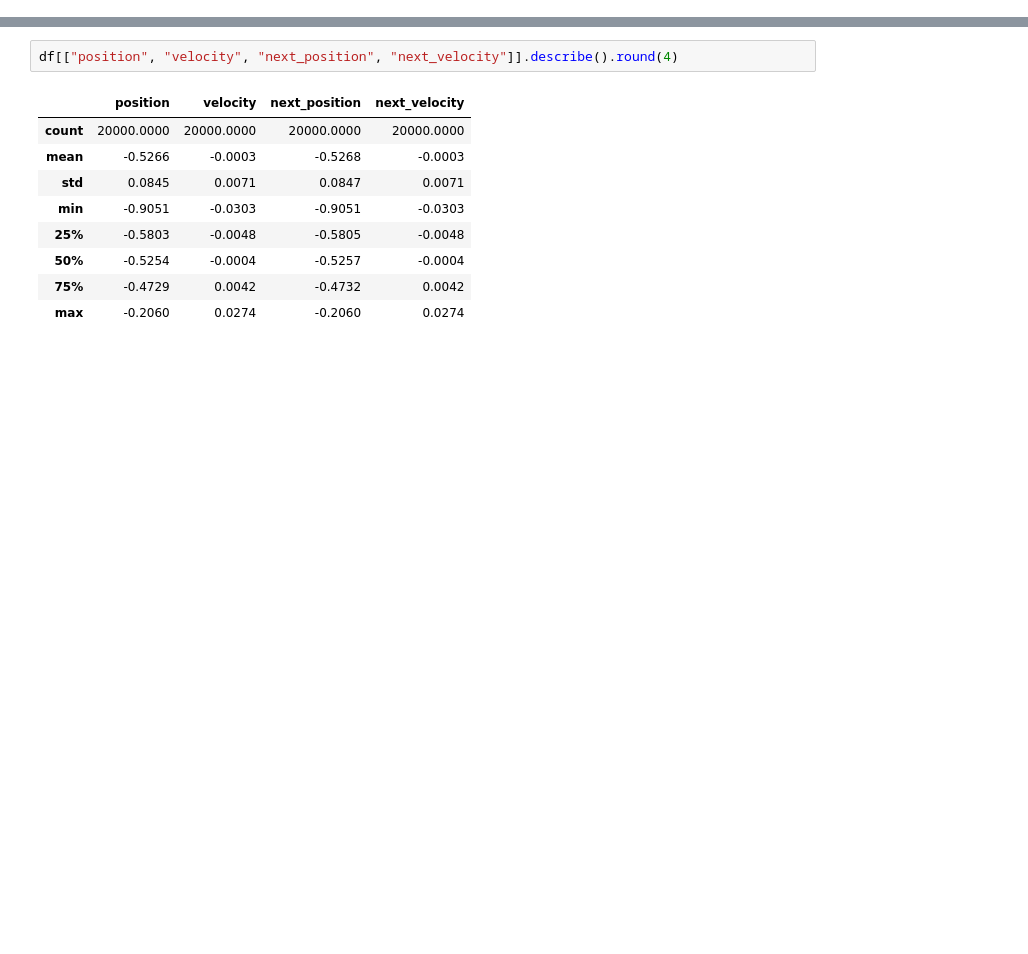
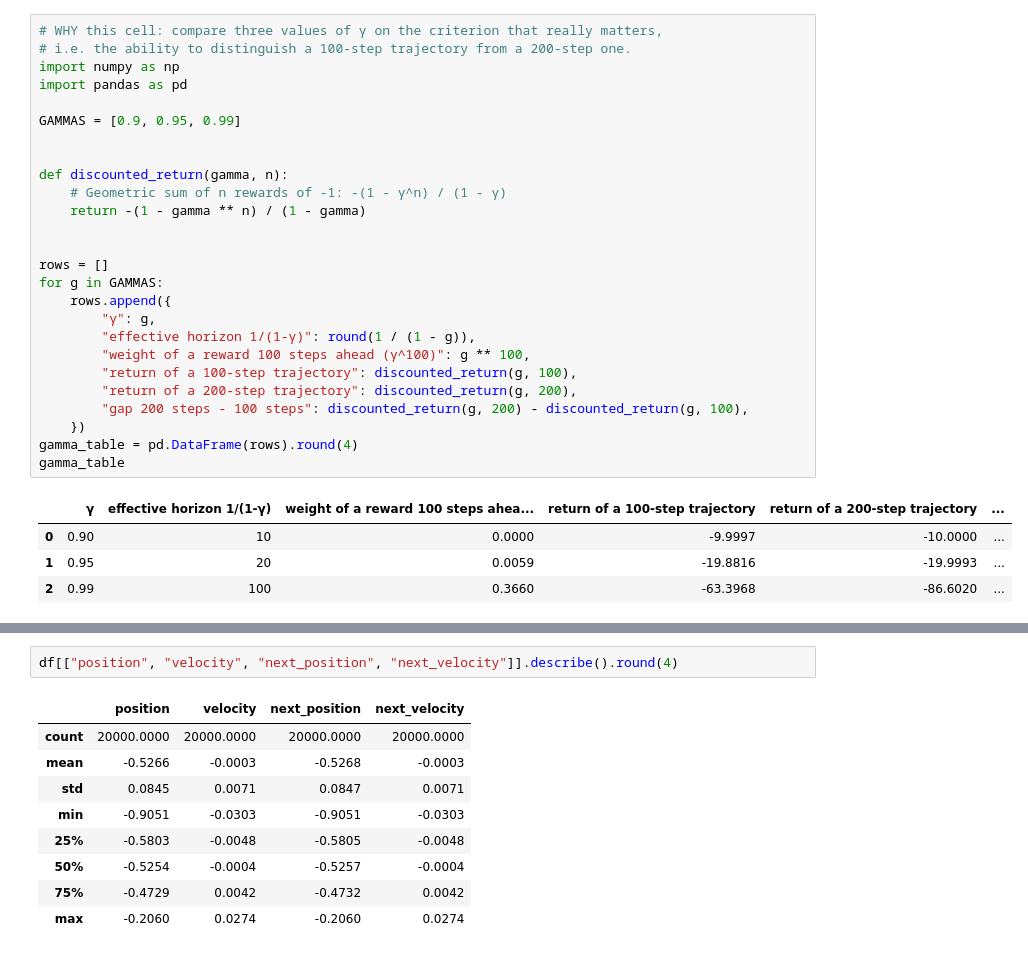
Before and after one commit to kawtheramri/AML_MountainCar, a Jupyter notebook: AML_MountainCar.ipynb, the cells around one changed output, grey strips where cells are left out. Cells and saved outputs as stored; diff of their text form; blank space fills up the shorter version.

```diff
--- a/AML_MountainCar.ipynb
+++ b/AML_MountainCar.ipynb
@@ -618,0 +228,31 @@ dtype: object
+# %%
+# WHY this cell: compare three values of γ on the criterion that really matters,
+# i.e. the ability to distinguish a 100-step trajectory from a 200-step one.
+import numpy as np
+import pandas as pd
+
+GAMMAS = [0.9, 0.95, 0.99]
+
+
+def discounted_return(gamma, n):
+    # Geometric sum of n rewards of -1: -(1 - γ^n) / (1 - γ)
+    return -(1 - gamma ** n) / (1 - gamma)
+
+
+rows = []
+for g in GAMMAS:
+    rows.append({
+        "γ": g,
+        "effective horizon 1/(1-γ)": round(1 / (1 - g)),
+        "weight of a reward 100 steps ahead (γ^100)": g ** 100,
+        "return of a 100-step trajectory": discounted_return(g, 100),
+        "return of a 200-step trajectory": discounted_return(g, 200),
+        "gap 200 steps - 100 steps": discounted_return(g, 200) - discounted_return(g, 100),
+    })
+gamma_table = pd.DataFrame(rows).round(4)
+gamma_table
+# %% [output]
+|  | γ | effective horizon 1/(1-γ) | weight of a reward 100 steps ahea... | return of a 100-step trajectory | return of a 200-step trajectory | ... |
+| 0 | 0.90 | 10 | 0.0000 | -9.9997 | -10.0000 | ... |
+| 1 | 0.95 | 20 | 0.0059 | -19.8816 | -19.9993 | ... |
+| 2 | 0.99 | 100 | 0.3660 | -63.3968 | -86.6020 | ... |
```
Also changed, not shown: parts of 86 cells of this notebook.
